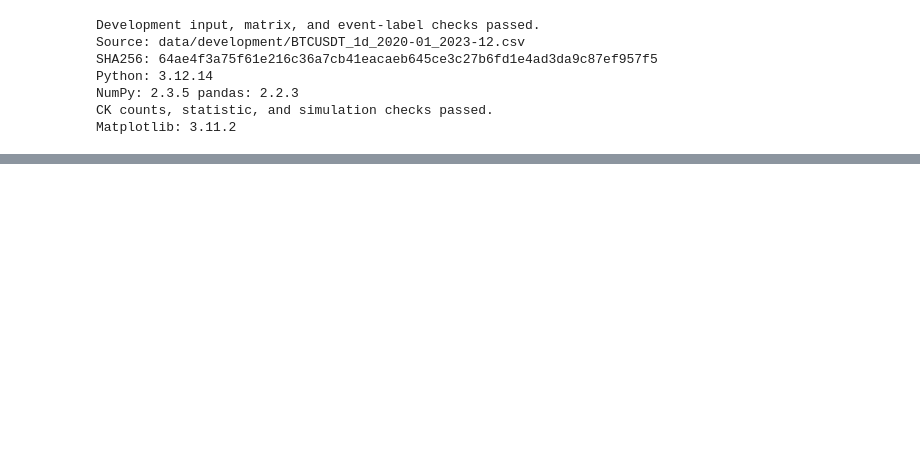
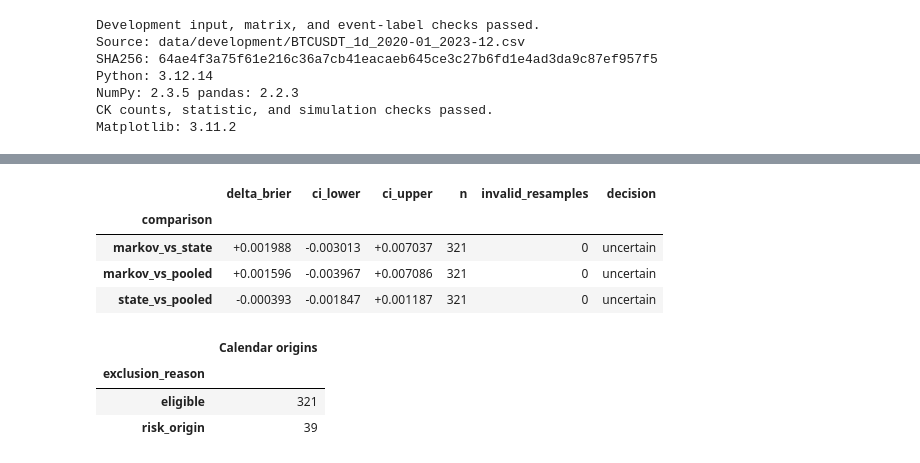
Before and after one commit to Arakushima/btc_markov, a Jupyter notebook: notebooks/01_states_and_first_passage.ipynb, the cells around one changed output, grey strips where cells are left out. Drawn from its saved outputs; the diff is of its cells as text; code cells hidden in the pictures; blank space fills up the shorter version.

```diff
--- a/notebooks/01_states_and_first_passage.ipynb
+++ b/notebooks/01_states_and_first_passage.ipynb
@@ -761,0 +1023,13 @@ not been visually inspected.
+# %%
+display(development_result["comparisons"].style.format({"delta_brier":"{:+.6f}", "ci_lower":"{:+.6f}", "ci_upper":"{:+.6f}", "n":"{:.0f}", "invalid_resamples":"{:.0f}"}))
+display(development_result["forecasts"]["exclusion_reason"].replace("", "eligible").value_counts().rename("Calendar origins").to_frame())
+# %% [output]
+|  | delta_brier | ci_lower | ci_upper | n | invalid_resamples | decision |
+| comparison |  |  |  |  |  |  |
+| markov_vs_state | +0.001988 | -0.003013 | +0.007037 | 321 | 0 | uncertain |
+| markov_vs_pooled | +0.001596 | -0.003967 | +0.007086 | 321 | 0 | uncertain |
+| state_vs_pooled | -0.000393 | -0.001847 | +0.001187 | 321 | 0 | uncertain |
+|  | Calendar origins |
+| exclusion_reason |  |
+| eligible | 321 |
+| risk_origin | 39 |
```
Also changed, not shown: parts of 24 cells of this notebook, 16 other files.
